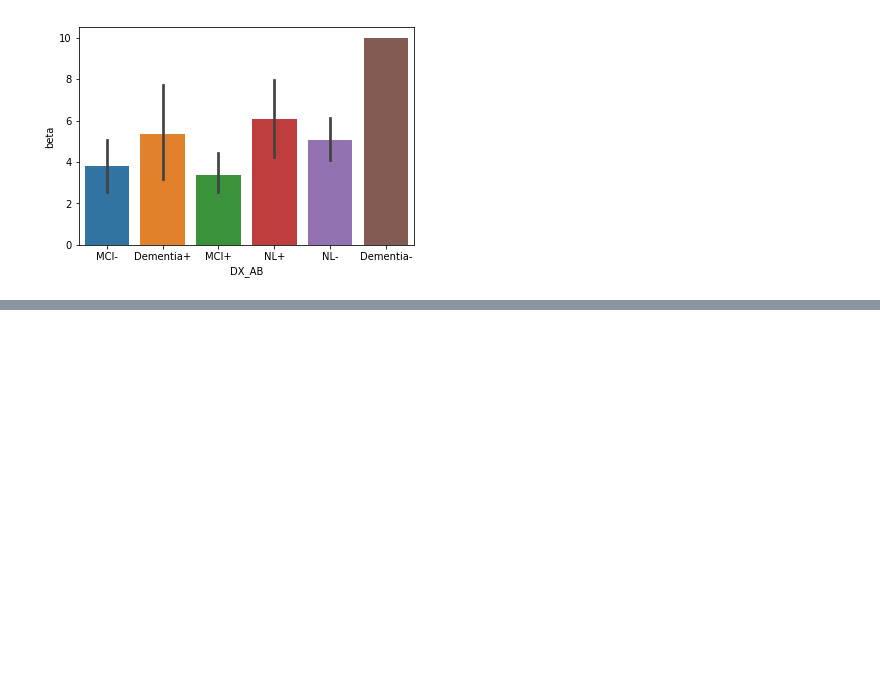
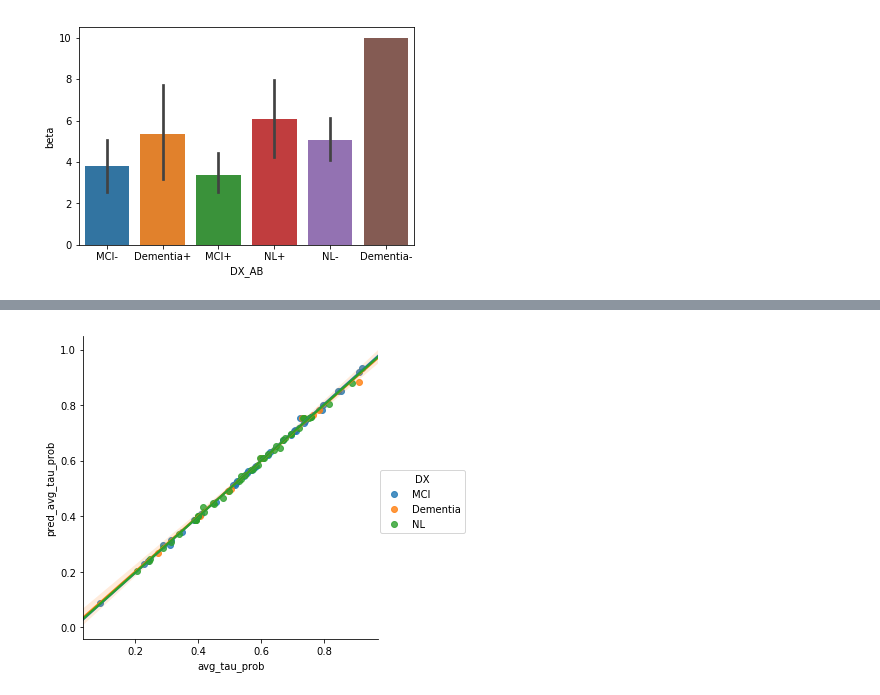
Before and after one commit to illdopejake/hack_projects, a Jupyter notebook: ESM_evaluation_code.ipynb, the cells around one changed output, grey strips where cells are left out. Saved outputs shown, nothing was run; the diff lists cells and outputs as text; code cells hidden in the pictures; blank space fills up the shorter version.

```diff
--- a/ESM_evaluation_code.ipynb
+++ b/ESM_evaluation_code.ipynb
@@ -250,0 +283,7 @@ for col in res.columns[:10]:
+# %%
+# look at subject accuracy across regions
+plt.close()
+sns.lmplot('avg_tau_prob', 'pred_avg_tau_prob',data=res,hue='DX')
+plt.show()
+# %% [output]
+[figure, added]
```
Also changed, not shown: parts of 12 cells of this notebook, 3 other files.
